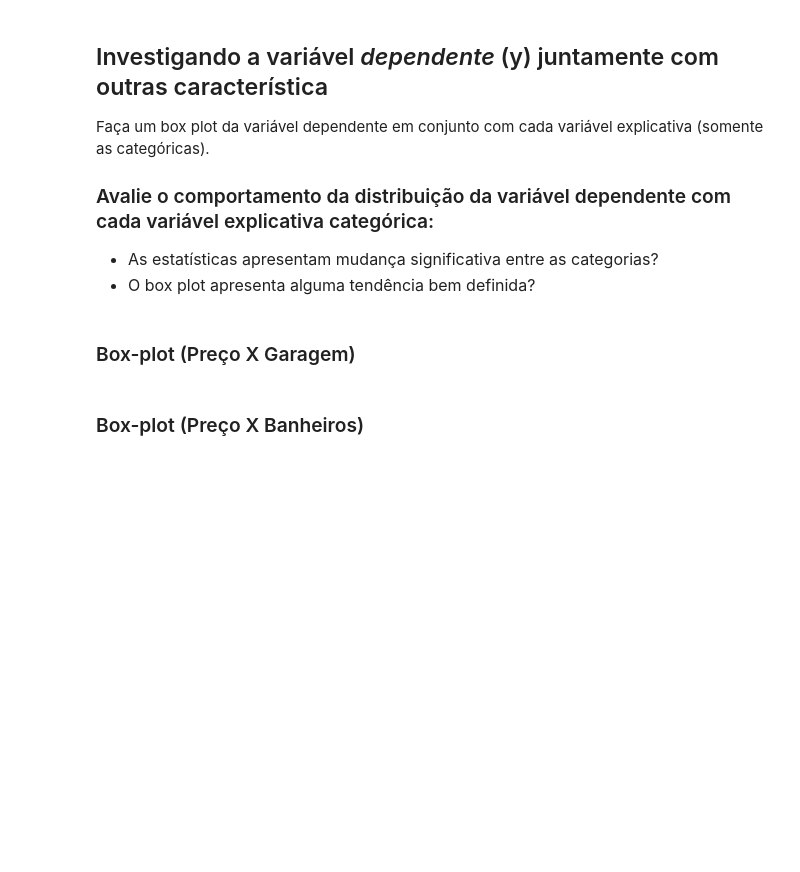
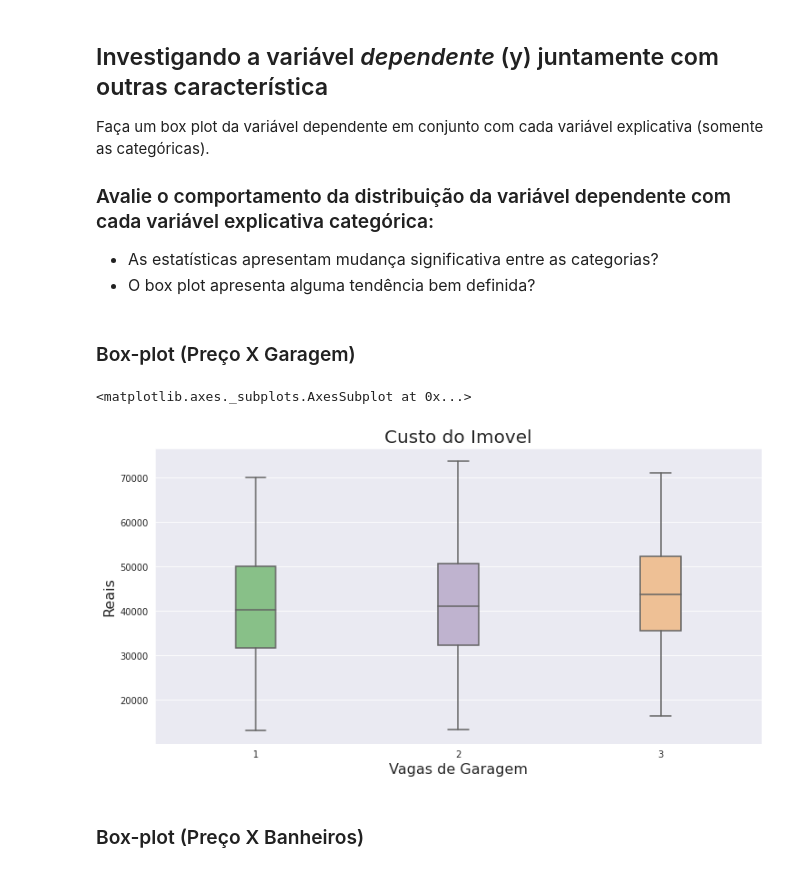
Before and after one commit to viniciosazambuja/RegressaoLinear, a Jupyter notebook: Regressao_Linear_Exercicio.ipynb, the cells around one changed output. Cells and saved outputs as stored; diff of their text form; code cells hidden in the pictures; blank space fills up the shorter version.

```diff
--- a/Regressao_Linear_Exercicio.ipynb
+++ b/Regressao_Linear_Exercicio.ipynb
@@ -88,5 +150,16 @@ Faça um box plot da variável dependente em conjunto com cada variável explica
 </ul>
 # %% [markdown]
 ### Box-plot (Preço X Garagem)
+# %%
+ax = sns.boxplot(data=dados, y=dados['precos'], x=dados['garagem'], width=0.2)
+ax.figure.set_size_inches(12, 6)
+ax.set_title('Custo do Imovel', fontsize=20)
+ax.set_ylabel('Reais', fontsize=16)
+ax.set_xlabel('Vagas de Garagem', fontsize=16)
+
+ax
+# %% [output]
+<matplotlib.axes._subplots.AxesSubplot at 0x...>
+[figure, added]
 # %% [markdown]
 ### Box-plot (Preço X Banheiros)
```
Also changed, not shown: parts of 33 cells of this notebook.
